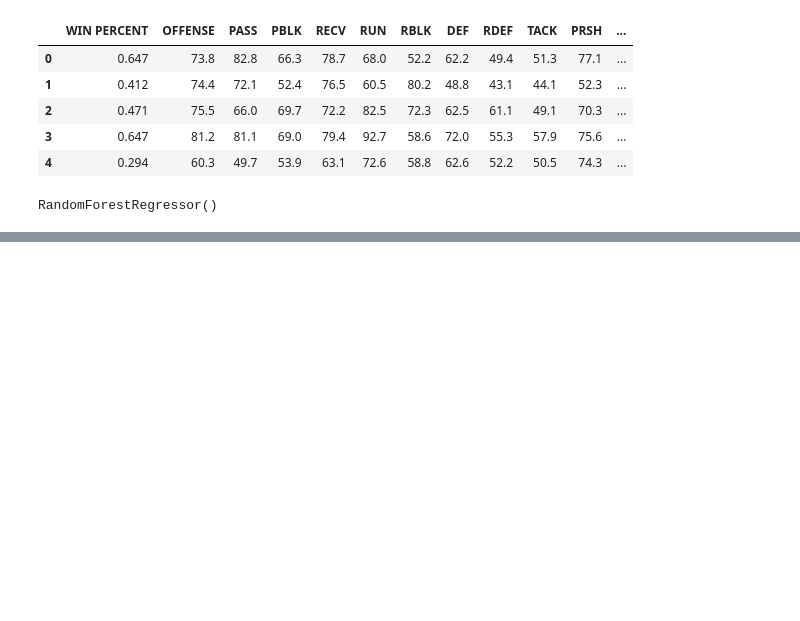
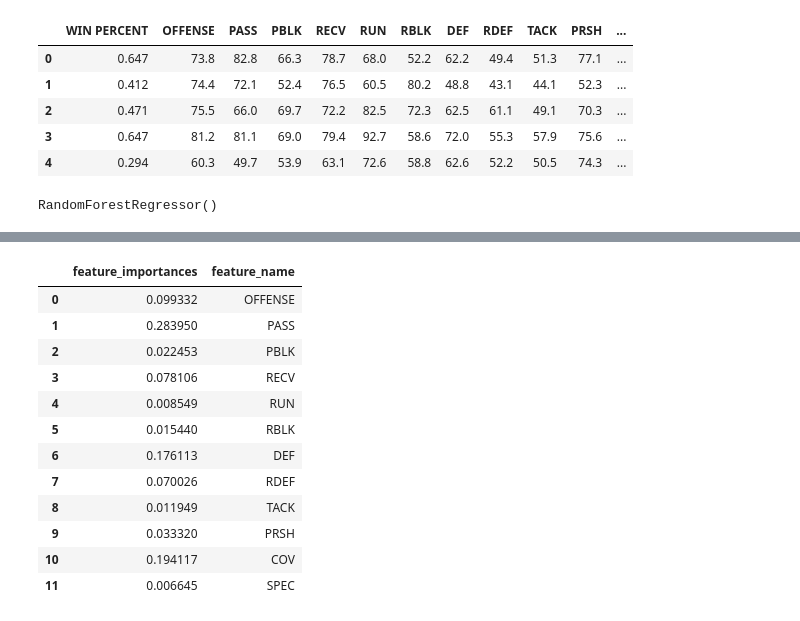
Before and after one commit to dgriff06/NFL-Betting-With-Data-Science, a Jupyter notebook: PFF Machine Learning.ipynb, the cells around one changed output, grey strips where cells are left out. Cells and saved outputs as stored; diff of their text form; code cells hidden in the pictures; blank space fills up the shorter version.

```diff
--- a/PFF Machine Learning.ipynb
+++ b/PFF Machine Learning.ipynb
@@ -96,0 +105,16 @@ importances_df.sort_values(by = 0, ascending=False).plot(kind = "bar")
+# %%
+importances_df
+# %% [output]
+|  | feature_importances | feature_name |
+| 0 | 0.099332 | OFFENSE |
+| 1 | 0.283950 | PASS |
+| 2 | 0.022453 | PBLK |
+| 3 | 0.078106 | RECV |
+| 4 | 0.008549 | RUN |
+| 5 | 0.015440 | RBLK |
+| 6 | 0.176113 | DEF |
+| 7 | 0.070026 | RDEF |
+| 8 | 0.011949 | TACK |
+| 9 | 0.033320 | PRSH |
+| 10 | 0.194117 | COV |
+| 11 | 0.006645 | SPEC |
```
Also changed, not shown: parts of 8 cells of this notebook.
